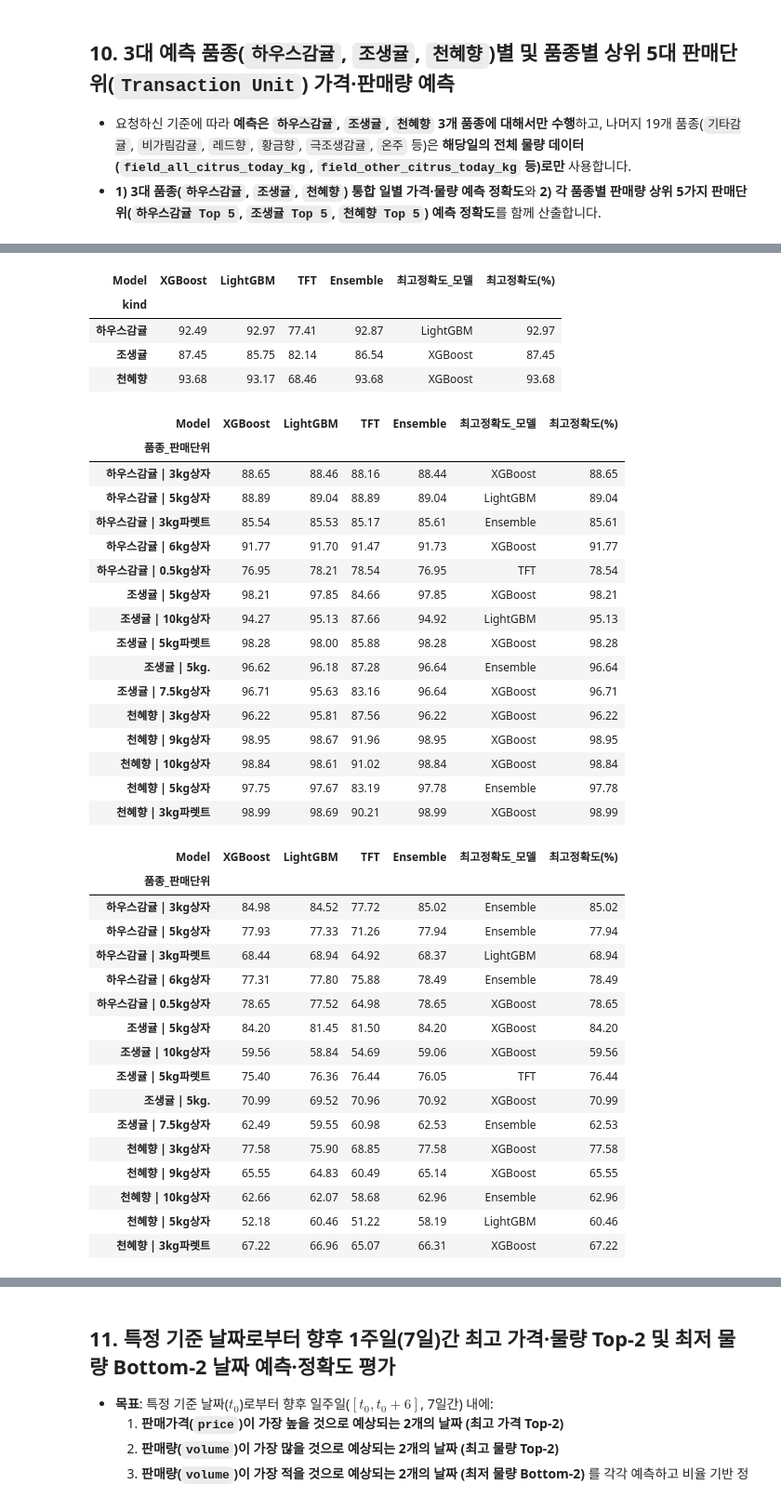
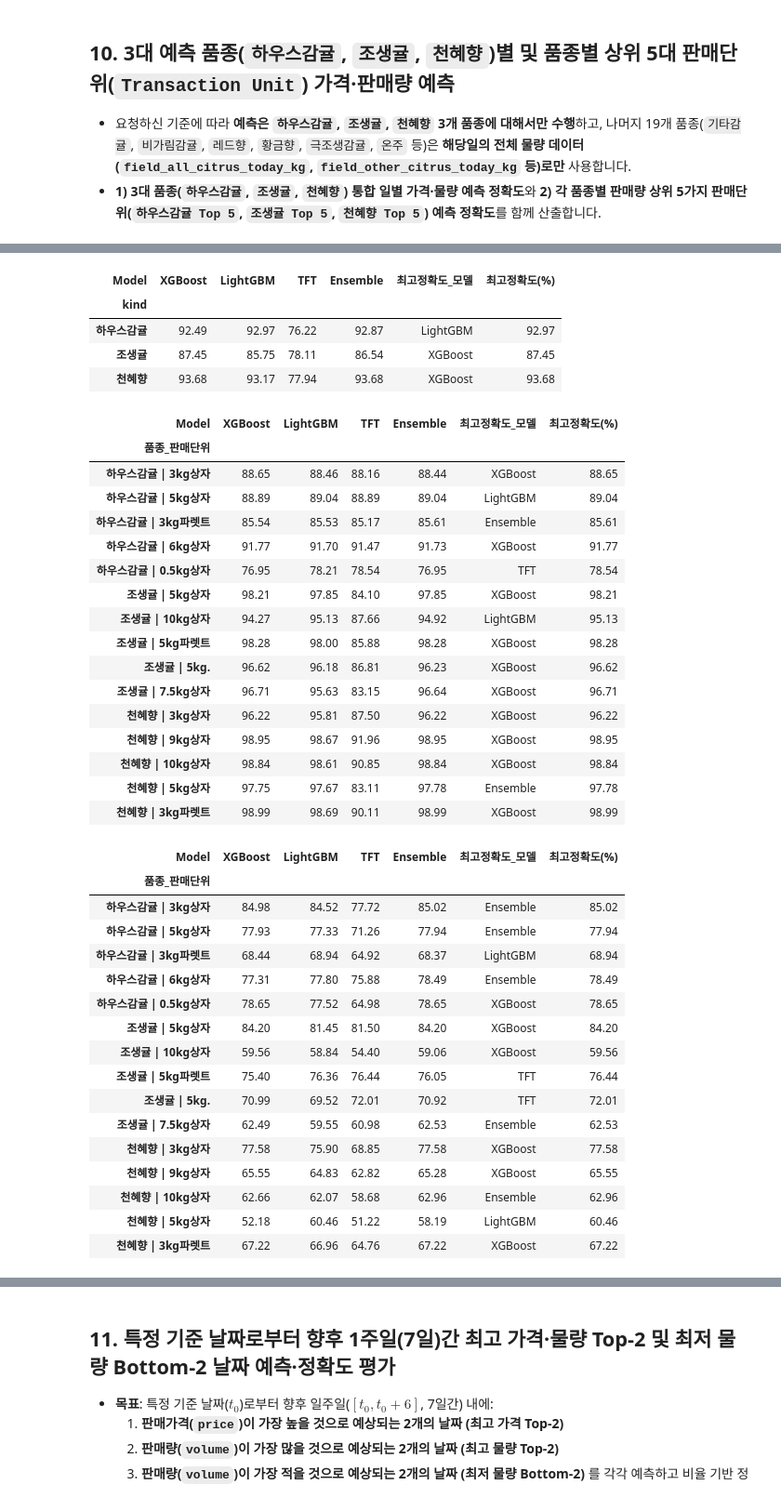
Before and after one commit to hongdonjoo70/AI, a Jupyter notebook: house_tangerine_forecasting.ipynb, the cells around one changed output, grey strips where cells are left out. Shown at 93% size. Saved outputs shown, nothing was run; the diff lists cells and outputs as text; code cells hidden in the pictures.

```diff
--- a/house_tangerine_forecasting.ipynb
+++ b/house_tangerine_forecasting.ipynb
@@ -1265,6 +1265,10 @@ for k in TARGET_KINDS:
 
     tft_models_by_kind[k] = {
         'model': tft_model,
+        'past_scaler': past_scaler,
+        'future_scaler': future_scaler,
+        'target_scaler': target_scaler,
+        'seq_len': seq_len,
         'past_weights': np.concatenate(past_var_weights_list, axis=0).mean(axis=(0, 1))
     }
     predictions_by_kind[k]['tft_volume'] = tft_pred_vol_te
@@ -1598,6 +1602,7 @@ lgb_t_g_prc = lgb.LGBMRegressor(n_estimators=500, learning_rate=0.03, num_leaves
 lgb_t_g_prc.fit(type_global_tr[type_feat_cols], np.log1p(type_global_tr['price']), eval_set=[(type_global_va[type_feat_cols], np.log1p(type_global_va['price']))], callbacks=[lgb.early_stopping(40, verbose=False)])
 
 type_preds = {}
+type_models_dict = {}
 for t_name in TARGET_TYPES:
     ds = type_datasets[t_name]
     tr_df, va_df, te_df = ds['train'], ds['val'], ds['test']
@@ -1639,12 +1644,12 @@ for t_name in TARGET_TYPES:
     t_mod = TemporalFusionTransformerModel(len(past_cols), len(future_cols), 64, 4, 0.1, 2).to(device)
     opt = torch.optim.AdamW(t_mod.parameters(), lr=1e-3, weight_decay=1e-4)
     crit = nn.L1Loss()
-    for _ in range(25):
+    for _ in range(15):
         t_mod.train()
         for xp_b, xf_b, yb in tr_ld:
-            xp_b, xf_b, yb = xp_b.to(device), xf_b.to(device), yb.to(device)
             opt.zero_grad(set_to_none=True)
-            loss = crit(t_mod(xp_b, xf_b)[0], yb)
+            with torch.amp.autocast(device_type=device.type, enabled=use_cuda):
+                loss = crit(t_mod(xp_b, xf_b)[0], yb)
             loss.backward()
             opt.step()
     t_mod.eval()
@@ -1662,6 +1667,13 @@ for t_name in TARGET_TYPES:
     ev_te, _, _ = optimize_blend_weights(va_df['volume'].values, [xv_va, lv_va, tv_va], [xv_te, lv_te, tv_te], step=0.1)
     ep_te, _, _ = optimize_blend_weights(va_df['price'].values, [xp_va, lp_va, tp_va], [xp_te, lp_te, tp_te], step=0.1)
 
+    type_models_dict[t_name] = {
+        'xgb_vol': xl_v, 'xgb_price': xl_p,
+        'lgb_vol': ll_v, 'lgb_price': ll_p,
+        'tft_state_dict': {k_s: v_s.detach().cpu() for k_s, v_s in t_mod.state_dict().items()},
+        'past_scaler': ps, 'future_scaler': fs, 'target_scaler': ts,
+        'seq_len': seq_len, 'feature_cols': type_feat_cols
+    }
     type_preds[t_name] = {
         'test': te_df,
         'xgb_price': xp_te, 'lgb_price': lp_te, 'tft_price': tp_te, 'ens_price': ep_te,
@@ -1688,6 +1700,7 @@ display(type_vol_pivot)
 # 2) 조생귤 및 천혜향 각각의 판매량 상위 5가지 판매단위(Transaction Unit)별 예측 (하우스감귤 상위 5가지는 섹션 8과 통합 비교)
 var_unit_metrics = []
 vu_preds = {}
+vu_models_dict = {}
 for k_h in TARGET_KINDS:
     k_sub_h = results_df[results_df['kind'] == k_h].copy()
     vu_preds[f"하우스감귤 | {k_h}"] = k_sub_h
@@ -1747,11 +1760,12 @@ for v_name in ['조생귤', '천혜향']:
         tm_u = TemporalFusionTransformerModel(len(past_cols), len(future_cols), 64, 4, 0.1, 2).to(device)
         opt_u = torch.optim.AdamW(tm_u.parameters(), lr=1e-3, weight_decay=1e-4)
         crit_u = nn.L1Loss()
-        for _ in range(20):
+        for _ in range(12):
             tm_u.train()
             for i in range(0, len(tr_du), 256):
                 opt_u.zero_grad(set_to_none=True)
-                loss = crit_u(tm_u(tr_du.x_past[i:i+256], tr_du.x_future[i:i+256])[0], tr_du.y[i:i+256])
+                with torch.amp.autocast(device_type=device.type, enabled=use_cuda):
+                    loss = crit_u(tm_u(tr_du.x_past[i:i+256], tr_du.x_future[i:i+256])[0], tr_du.y[i:i+256])
                 loss.backward()
                 opt_u.step()
         tm_u.eval()
@@ -1765,6 +1779,13 @@ for v_name in ['조생귤', '천혜향']:
         up_e_te, _, _ = optimize_blend_weights(va_u['price'].values, [up_x_va, up_l_va, up_t_va], [up_x_te, up_l_te, up_t_te], step=0.1)
 
         label_vu = f"{v_name} | {u_name}"
+        vu_models_dict[label_vu] = {
+            'xgb_vol': xm_v, 'xgb_price': xm_p,
+            'lgb_vol': lm_v, 'lgb_price': lm_p,
+            'tft_state_dict': {k_s: v_s.detach().cpu() for k_s, v_s in tm_u.state_dict().items()},
+            'past_scaler': ps_u, 'future_scaler': fs_u, 'target_scaler': ts_u,
+            'seq_len': sq_u, 'feature_cols': u_cols
+        }
         vu_preds[label_vu] = pd.DataFrame({
             'date': te_u['date'].values,
             'actual_price': te_u['price'].values,
@@ -1829,25 +1850,25 @@ plt.show()
 | Model | XGBoost | LightGBM | TFT | Ensemble | 최고정확도_모델 | 최고정확도(%) |
 | kind |  |  |  |  |  |  |
-| 하우스감귤 | 92.49 | 92.97 | 77.41 | 92.87 | LightGBM | 92.97 |
-| 조생귤 | 87.45 | 85.75 | 82.14 | 86.54 | XGBoost | 87.45 |
-| 천혜향 | 93.68 | 93.17 | 68.46 | 93.68 | XGBoost | 93.68 |
+| 하우스감귤 | 92.49 | 92.97 | 76.22 | 92.87 | LightGBM | 92.97 |
+| 조생귤 | 87.45 | 85.75 | 78.11 | 86.54 | XGBoost | 87.45 |
+| 천혜향 | 93.68 | 93.17 | 77.94 | 93.68 | XGBoost | 93.68 |
 | Model | XGBoost | LightGBM | TFT | Ensemble | 최고정확도_모델 | 최고정확도(%) |
 | 품종_판매단위 |  |  |  |  |  |  |
 | 하우스감귤 | 3kg상자 | 88.65 | 88.46 | 88.16 | 88.44 | XGBoost | 88.65 |
 | 하우스감귤 | 5kg상자 | 88.89 | 89.04 | 88.89 | 89.04 | LightGBM | 89.04 |
 | 하우스감귤 | 3kg파렛트 | 85.54 | 85.53 | 85.17 | 85.61 | Ensemble | 85.61 |
 | 하우스감귤 | 6kg상자 | 91.77 | 91.70 | 91.47 | 91.73 | XGBoost | 91.77 |
 | 하우스감귤 | 0.5kg상자 | 76.95 | 78.21 | 78.54 | 76.95 | TFT | 78.54 |
-| 조생귤 | 5kg상자 | 98.21 | 97.85 | 84.66 | 97.85 | XGBoost | 98.21 |
+| 조생귤 | 5kg상자 | 98.21 | 97.85 | 84.10 | 97.85 | XGBoost | 98.21 |
 | 조생귤 | 10kg상자 | 94.27 | 95.13 | 87.66 | 94.92 | LightGBM | 95.13 |
 | 조생귤 | 5kg파렛트 | 98.28 | 98.00 | 85.88 | 98.28 | XGBoost | 98.28 |
-| 조생귤 | 5kg. | 96.62 | 96.18 | 87.28 | 96.64 | Ensemble | 96.64 |
-| 조생귤 | 7.5kg상자 | 96.71 | 95.63 | 83.16 | 96.64 | XGBoost | 96.71 |
-| 천혜향 | 3kg상자 | 96.22 | 95.81 | 87.56 | 96.22 | XGBoost | 96.22 |
+| 조생귤 | 5kg. | 96.62 | 96.18 | 86.81 | 96.23 | XGBoost | 96.62 |
+| 조생귤 | 7.5kg상자 | 96.71 | 95.63 | 83.15 | 96.64 | XGBoost | 96.71 |
+| 천혜향 | 3kg상자 | 96.22 | 95.81 | 87.50 | 96.22 | XGBoost | 96.22 |
 | 천혜향 | 9kg상자 | 98.95 | 98.67 | 91.96 | 98.95 | XGBoost | 98.95 |
-| 천혜향 | 10kg상자 | 98.84 | 98.61 | 91.02 | 98.84 | XGBoost | 98.84 |
-| 천혜향 | 5kg상자 | 97.75 | 97.67 | 83.19 | 97.78 | Ensemble | 97.78 |
-| 천혜향 | 3kg파렛트 | 98.99 | 98.69 | 90.21 | 98.99 | XGBoost | 98.99 |
+| 천혜향 | 10kg상자 | 98.84 | 98.61 | 90.85 | 98.84 | XGBoost | 98.84 |
+| 천혜향 | 5kg상자 | 97.75 | 97.67 | 83.11 | 97.78 | Ensemble | 97.78 |
+| 천혜향 | 3kg파렛트 | 98.99 | 98.69 | 90.11 | 98.99 | XGBoost | 98.99 |
 | Model | XGBoost | LightGBM | TFT | Ensemble | 최고정확도_모델 | 최고정확도(%) |
 | 품종_판매단위 |  |  |  |  |  |  |
 | 하우스감귤 | 3kg상자 | 84.98 | 84.52 | 77.72 | 85.02 | Ensemble | 85.02 |
@@ -1856,15 +1877,15 @@ plt.show()
 | 하우스감귤 | 6kg상자 | 77.31 | 77.80 | 75.88 | 78.49 | Ensemble | 78.49 |
 | 하우스감귤 | 0.5kg상자 | 78.65 | 77.52 | 64.98 | 78.65 | XGBoost | 78.65 |
 | 조생귤 | 5kg상자 | 84.20 | 81.45 | 81.50 | 84.20 | XGBoost | 84.20 |
-| 조생귤 | 10kg상자 | 59.56 | 58.84 | 54.69 | 59.06 | XGBoost | 59.56 |
+| 조생귤 | 10kg상자 | 59.56 | 58.84 | 54.40 | 59.06 | XGBoost | 59.56 |
 | 조생귤 | 5kg파렛트 | 75.40 | 76.36 | 76.44 | 76.05 | TFT | 76.44 |
-| 조생귤 | 5kg. | 70.99 | 69.52 | 70.96 | 70.92 | XGBoost | 70.99 |
+| 조생귤 | 5kg. | 70.99 | 69.52 | 72.01 | 70.92 | TFT | 72.01 |
 | 조생귤 | 7.5kg상자 | 62.49 | 59.55 | 60.98 | 62.53 | Ensemble | 62.53 |
 | 천혜향 | 3kg상자 | 77.58 | 75.90 | 68.85 | 77.58 | XGBoost | 77.58 |
-| 천혜향 | 9kg상자 | 65.55 | 64.83 | 60.49 | 65.14 | XGBoost | 65.55 |
+| 천혜향 | 9kg상자 | 65.55 | 64.83 | 62.82 | 65.28 | XGBoost | 65.55 |
 | 천혜향 | 10kg상자 | 62.66 | 62.07 | 58.68 | 62.96 | Ensemble | 62.96 |
 | 천혜향 | 5kg상자 | 52.18 | 60.46 | 51.22 | 58.19 | LightGBM | 60.46 |
-| 천혜향 | 3kg파렛트 | 67.22 | 66.96 | 65.07 | 66.31 | XGBoost | 67.22 |
+| 천혜향 | 3kg파렛트 | 67.22 | 66.96 | 64.76 | 67.22 | XGBoost | 67.22 |
 [figure]
 # %% [markdown]
 ## 11. 특정 기준 날짜로부터 향후 1주일(7일)간 최고 가격·물량 Top-2 및 최저 물량 Bottom-2 날짜 예측·정확도 평가
```
Also changed, not shown: parts of 4 cells of this notebook, 1 other file.
